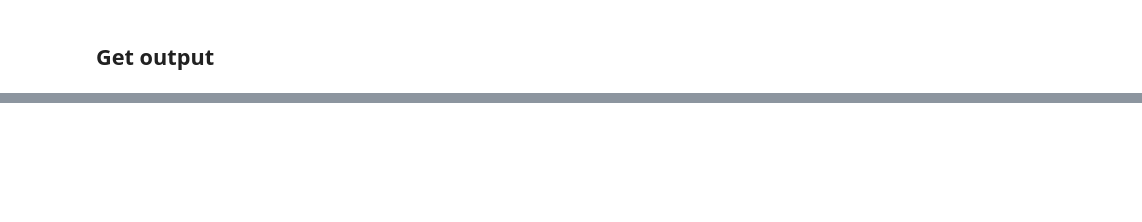
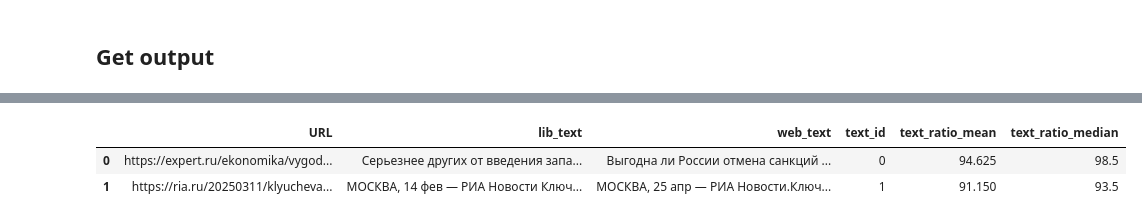
Before and after one commit to rvegrc/llm_news, a Jupyter notebook: llm_news.ipynb, the cells around one changed output, grey strips where cells are left out. Saved outputs shown, nothing was run; the diff lists cells and outputs as text; code cells hidden in the pictures; blank space fills up the shorter version.

```diff
--- a/llm_news.ipynb
+++ b/llm_news.ipynb
@@ -393,0 +414,6 @@ data_test_web
+# %%
+pd.read_csv('output/data_test_web.csv').head()
+# %% [output]
+|  | URL | lib_text | web_text | text_id | text_ratio_mean | text_ratio_median |
+| 0 | https://expert.ru/ekonomika/vygod... | Серьезнее других от введения запа... | Выгодна ли России отмена санкций ... | 0 | 94.625 | 98.5 |
+| 1 | https://ria.ru/20250311/klyucheva... | МОСКВА, 14 фев — РИА Новости Ключ... | МОСКВА, 25 апр — РИА Новости.Ключ... | 1 | 91.150 | 93.5 |
```
Also changed, not shown: parts of 1 cell of this notebook, 2 other files.
